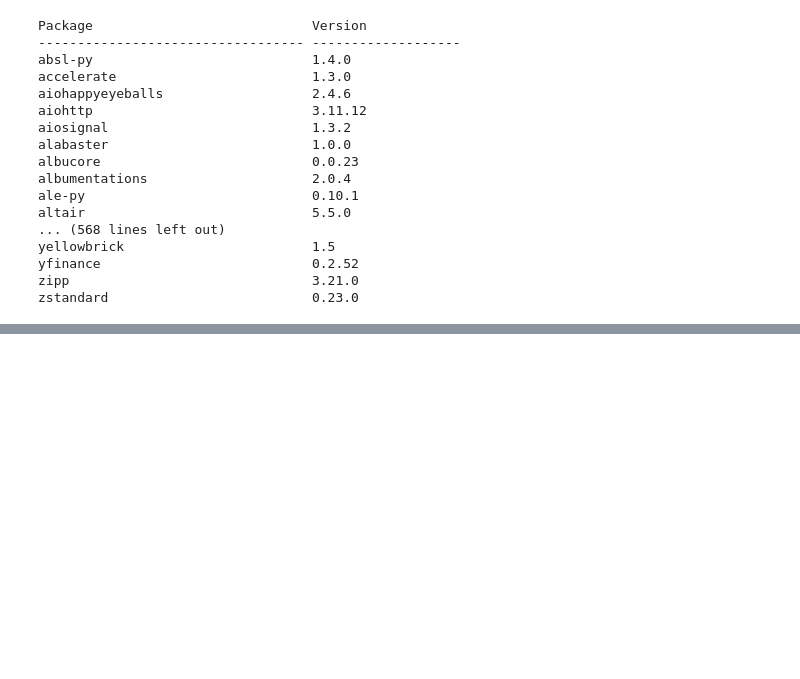
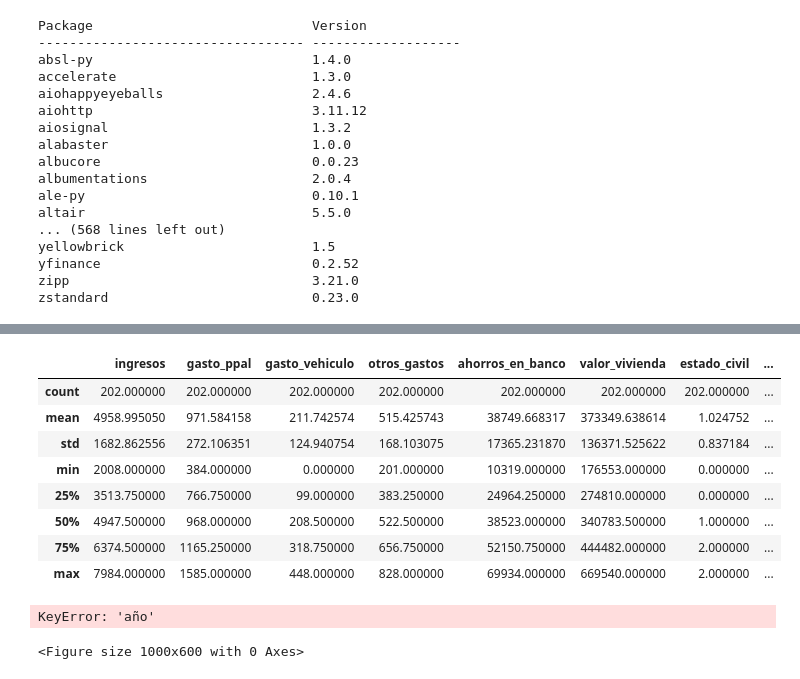
Before and after one commit to JGutierrez25/Clase-IA, a Jupyter notebook: EDA.ipynb, the cells around one changed output, grey strips where cells are left out. Drawn from its saved outputs; the diff is of its cells as text; code cells hidden in the pictures; blank space fills up the shorter version.

```diff
--- a/EDA.ipynb
+++ b/EDA.ipynb
@@ -280,0 +305,31 @@ zstandard                          0.23.0
+# %%
+df.describe()
+# %% [output]
+|  | ingresos | gasto_ppal | gasto_vehiculo | otros_gastos | ahorros_en_banco | valor_vivienda | estado_civil | ... |
+| count | 202.000000 | 202.000000 | 202.000000 | 202.000000 | 202.000000 | 202.000000 | 202.000000 | ... |
+| mean | 4958.995050 | 971.584158 | 211.742574 | 515.425743 | 38749.668317 | 373349.638614 | 1.024752 | ... |
+| std | 1682.862556 | 272.106351 | 124.940754 | 168.103075 | 17365.231870 | 136371.525622 | 0.837184 | ... |
+| min | 2008.000000 | 384.000000 | 0.000000 | 201.000000 | 10319.000000 | 176553.000000 | 0.000000 | ... |
+| 25% | 3513.750000 | 766.750000 | 99.000000 | 383.250000 | 24964.250000 | 274810.000000 | 0.000000 | ... |
+| 50% | 4947.500000 | 968.000000 | 208.500000 | 522.500000 | 38523.000000 | 340783.500000 | 1.000000 | ... |
+| 75% | 6374.500000 | 1165.250000 | 318.750000 | 656.750000 | 52150.750000 | 444482.000000 | 2.000000 | ... |
+| max | 7984.000000 | 1585.000000 | 448.000000 | 828.000000 | 69934.000000 | 669540.000000 | 2.000000 | ... |
+# %%
+
+
+import matplotlib.pyplot as plt
+
+# Assuming 'df' is your DataFrame (as defined in your provided code)
+# and you want a plot of 'Valor' vs. 'Año'
+# Replace "Año" with the actual column name from your dataframe if different
+
+plt.figure(figsize=(10, 6))  # Adjust figure size as needed
+plt.plot(df['año'], df['Valor'], marker='o', linestyle='-')  # Create the line plot
+plt.title('Valor de la Vivienda a lo largo del tiempo')
+plt.xlabel('Año')
+plt.ylabel('Valor')
+plt.grid(True)  # Add gridlines for better readability
+plt.show()
+# %% [output]
+KeyError: 'año'
+<Figure size 1000x600 with 0 Axes>
```
Also changed, not shown: parts of 1 cell of this notebook.
